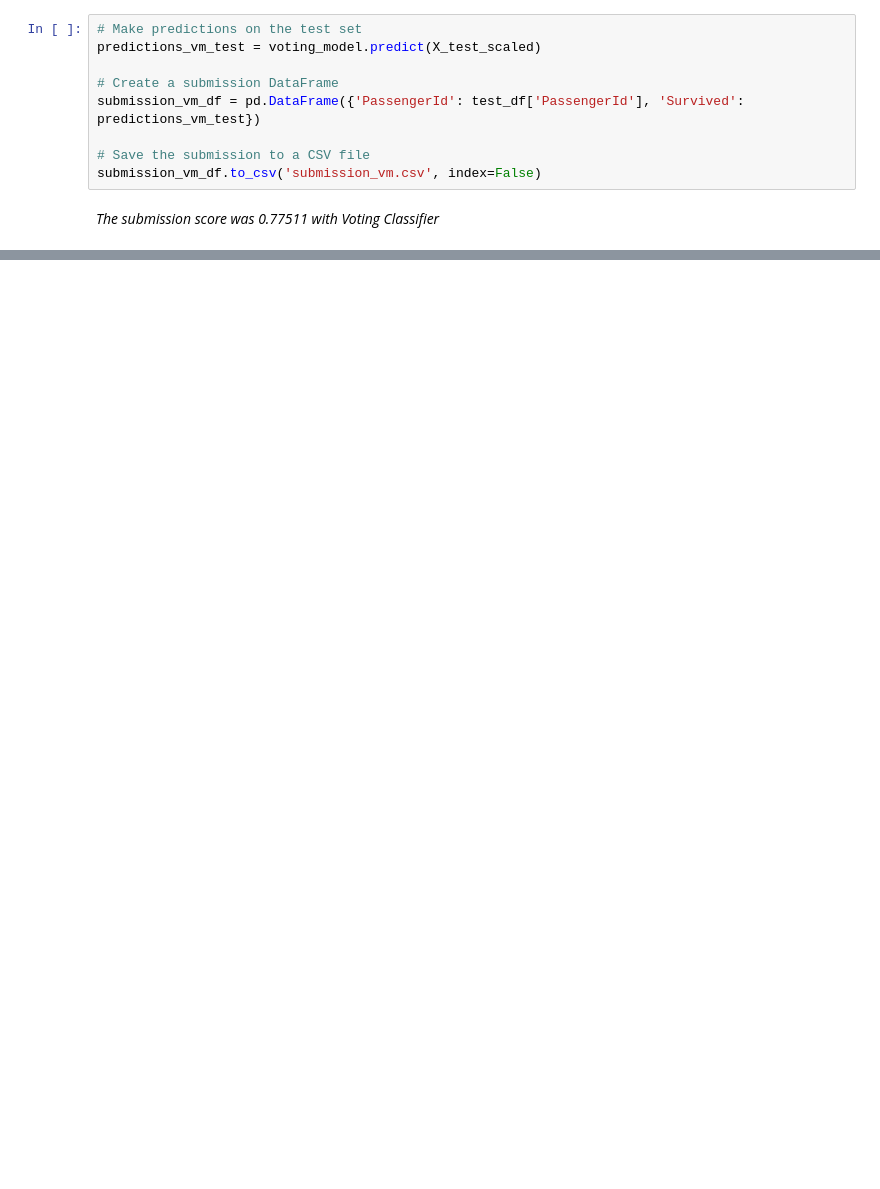
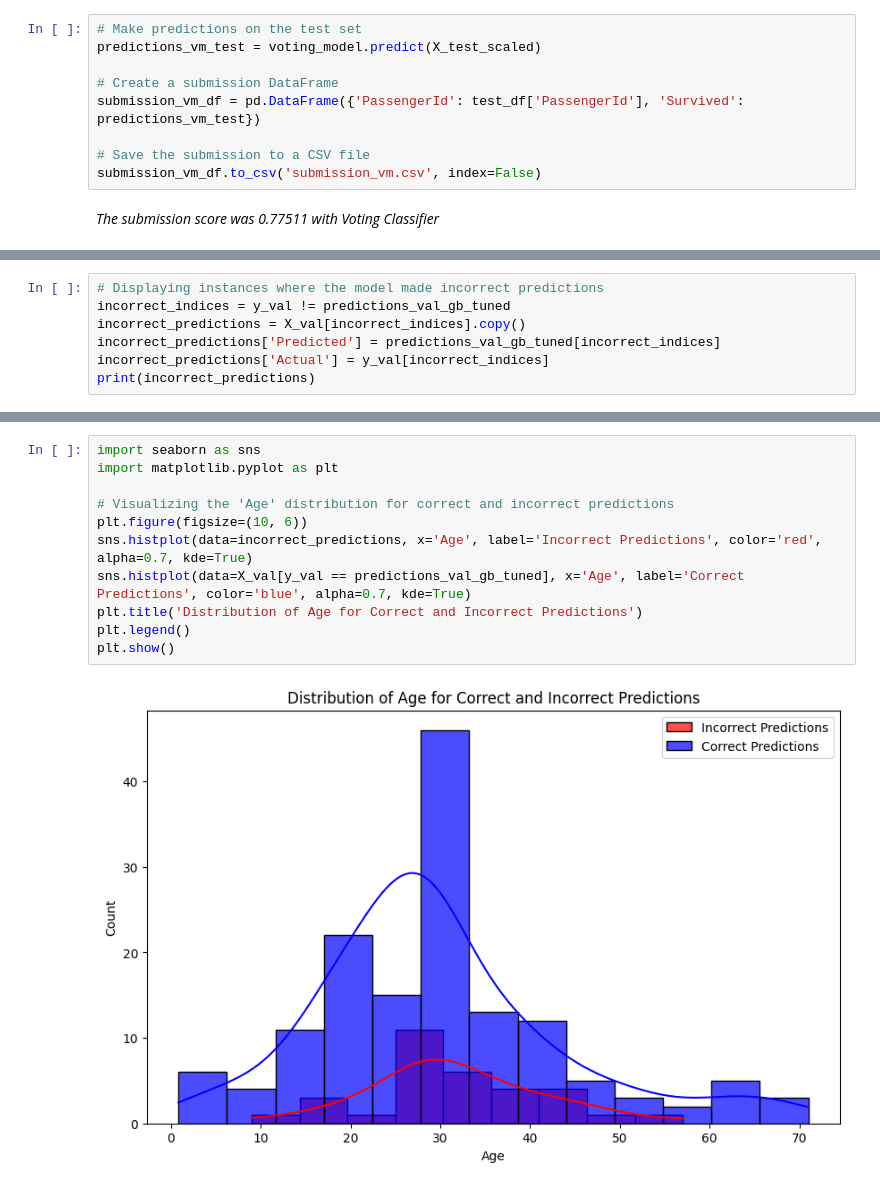
Before and after one commit to okayyananya/bharat_intern, a Jupyter notebook: titanic-classifier-bi.ipynb, the cells around one changed output, grey strips where cells are left out. Saved outputs shown, nothing was run; the diff lists cells and outputs as text; blank space fills up the shorter version.

```diff
--- a/titanic-classifier-bi.ipynb
+++ b/titanic-classifier-bi.ipynb
@@ -605,0 +610,7 @@ submission_vm_df.to_csv('submission_vm.csv', index=False)
+# %%
+# Displaying instances where the model made incorrect predictions
+incorrect_indices = y_val != predictions_val_gb_tuned
+incorrect_predictions = X_val[incorrect_indices].copy()
+incorrect_predictions['Predicted'] = predictions_val_gb_tuned[incorrect_indices]
+incorrect_predictions['Actual'] = y_val[incorrect_indices]
+print(incorrect_predictions)
@@ -605,0 +635,13 @@ submission_vm_df.to_csv('submission_vm.csv', index=False)
+# %%
+import seaborn as sns
+import matplotlib.pyplot as plt
+
+# Visualizing the 'Age' distribution for correct and incorrect predictions
+plt.figure(figsize=(10, 6))
+sns.histplot(data=incorrect_predictions, x='Age', label='Incorrect Predictions', color='red', alpha=0.7, kde=True)
+sns.histplot(data=X_val[y_val == predictions_val_gb_tuned], x='Age', label='Correct Predictions', color='blue', alpha=0.7, kde=True)
+plt.title('Distribution of Age for Correct and Incorrect Predictions')
+plt.legend()
+plt.show()
+# %% [output]
+[figure, added]
```
Also changed, not shown: parts of 8 cells of this notebook.
